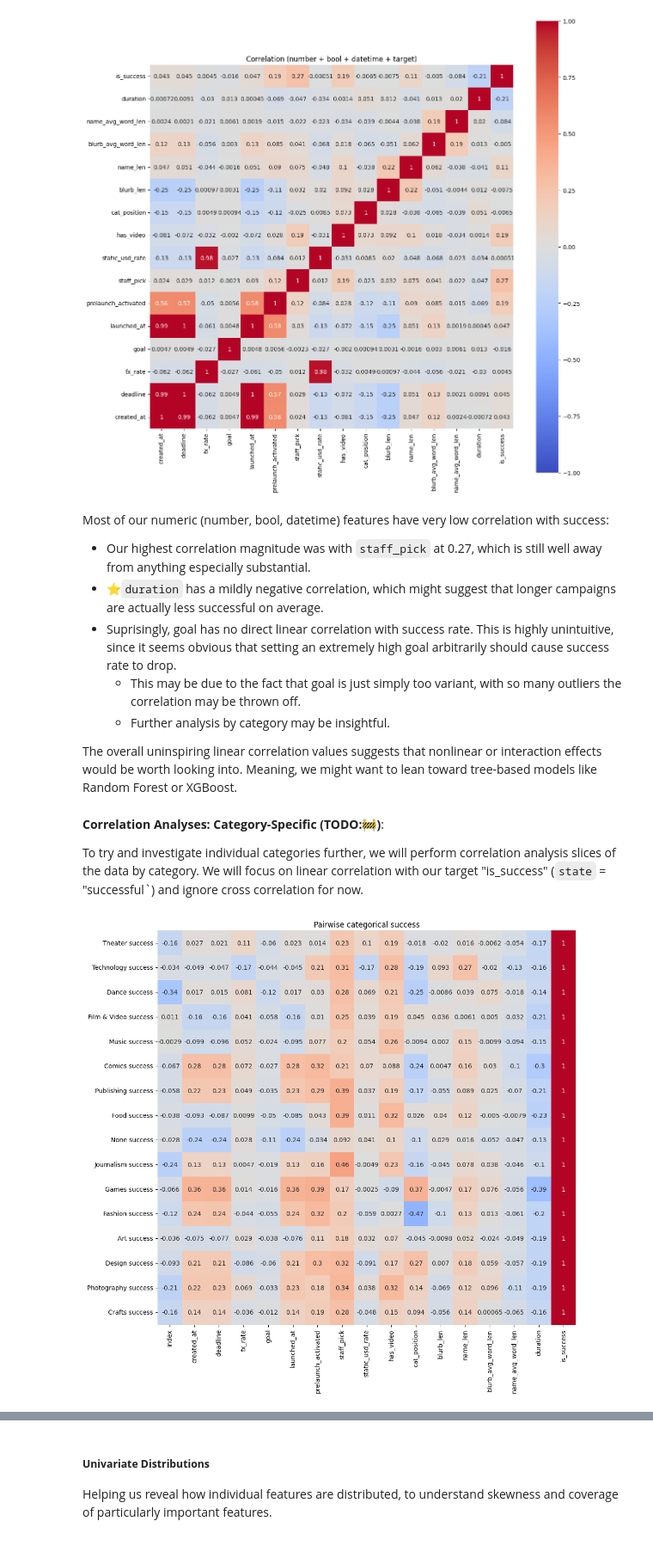
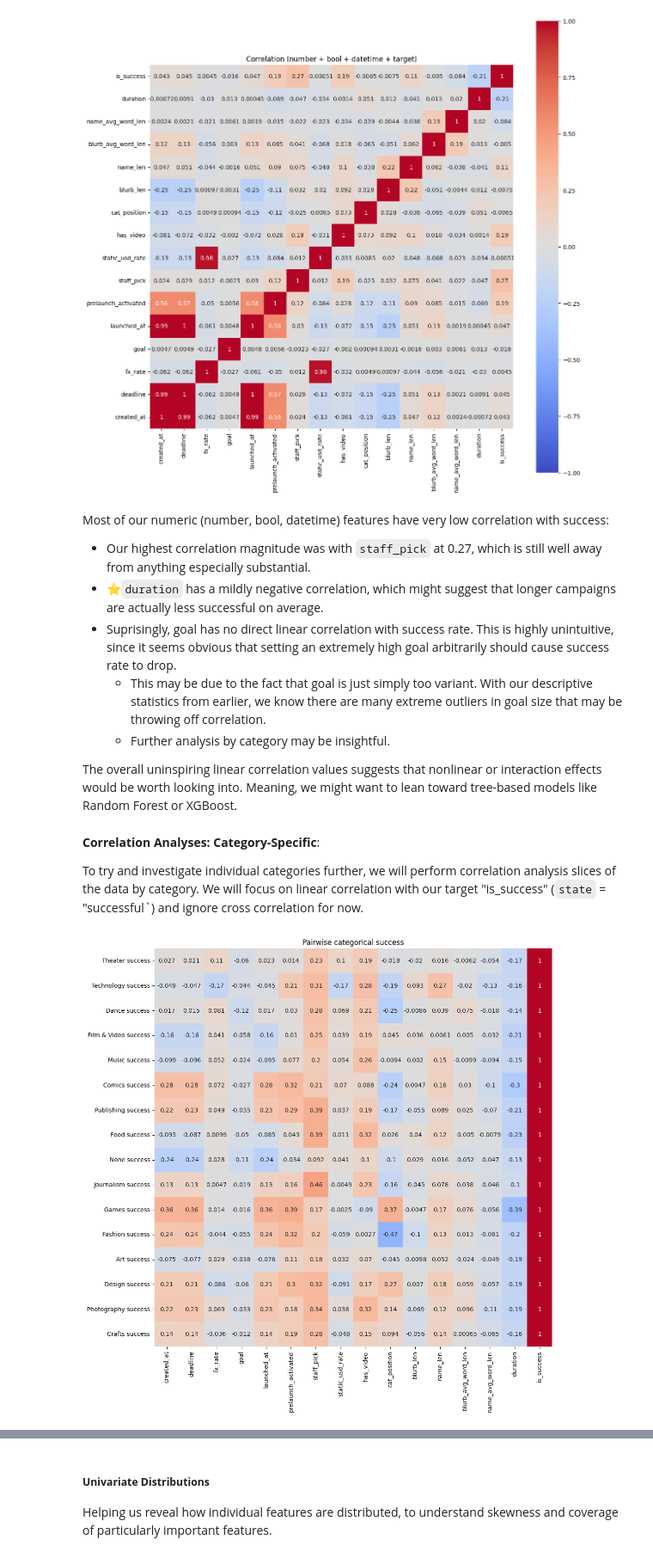
Before and after one commit to DVDMVN/CMSE802_PROJECT, a Jupyter notebook: notebooks/exploration.ipynb, the cells around one changed output, grey strips where cells are left out. Shown at 86% size. Cells and saved outputs as stored; diff of their text form; code cells hidden in the pictures.

```diff
--- a/notebooks/exploration.ipynb
+++ b/notebooks/exploration.ipynb
@@ -1006,41 +1042,42 @@ Most of our numeric (number, bool, datetime) features have very low correlation
 - Our highest correlation magnitude was with `staff_pick` at 0.27, which is still well away from anything especially substantial.
 - ⭐`duration` has a mildly negative correlation, which might suggest that longer campaigns are actually less successful on average.
 - Suprisingly, goal has no direct linear correlation with success rate. This is highly unintuitive, since it seems obvious that setting an extremely high goal arbitrarily should cause success rate to drop.
-    - This may be due to the fact that goal is just simply too variant, with so many outliers the correlation may be thrown off.
+    - This may be due to the fact that goal is just simply too variant. With our descriptive statistics from earlier, we know there are many extreme outliers in goal size that may be throwing off correlation.
     - Further analysis by category may be insightful.
 
 
 The overall uninspiring linear correlation values suggests that nonlinear or interaction effects would be worth looking into. Meaning, we might want to lean toward tree-based models like Random Forest or XGBoost.
 # %% [markdown]
-**Correlation Analyses: Category-Specific (TODO:🚧)**:
+**Correlation Analyses: Category-Specific**:
 
 To try and investigate individual categories further, we will perform correlation analysis slices of the data by category. We will focus on linear correlation with our target "is_success" (`state` = "successful`) and ignore cross correlation for now.
 # %%
 def plot_category_success_correlations(df: pd.DataFrame) -> None:
     df = df.copy()
+    df = df.drop(columns = ['index'])
     rows = []
     row_indices = []
     df.loc[:, 'is_success'] = df['state'] == 'successful'
     for cat in df['cat_parent_name'].unique():
         cat_df: pd.DataFrame = df[df['cat_parent_name'] == cat].copy()
         corr = cat_df.select_dtypes(include=["number", "bool", "datetime"]).corrwith(cat_df['is_success'])
         rows.append(corr)
         row_indices.append(f"{cat} success")
     corr_df = pd.DataFrame(rows, index = row_indices, columns = df.select_dtypes(include=["number", "bool", "datetime"]).columns)
     plt.figure(figsize = (12, 12))
 
     ax = sns.heatmap(
         corr_df,
         cmap="coolwarm",
         vmin = -1,
         vmax = 1,
         cbar = False,
         annot= True,
         square = True,
     )
     ax.set_title("Pairwise categorical success")
 
 plot_category_success_correlations(kick_clean)
 # %% [output]
-[figure, old version]
+[figure, new version]
 # %% [markdown]
```
Also changed, not shown: parts of 51 cells of this notebook, 42 other files.
